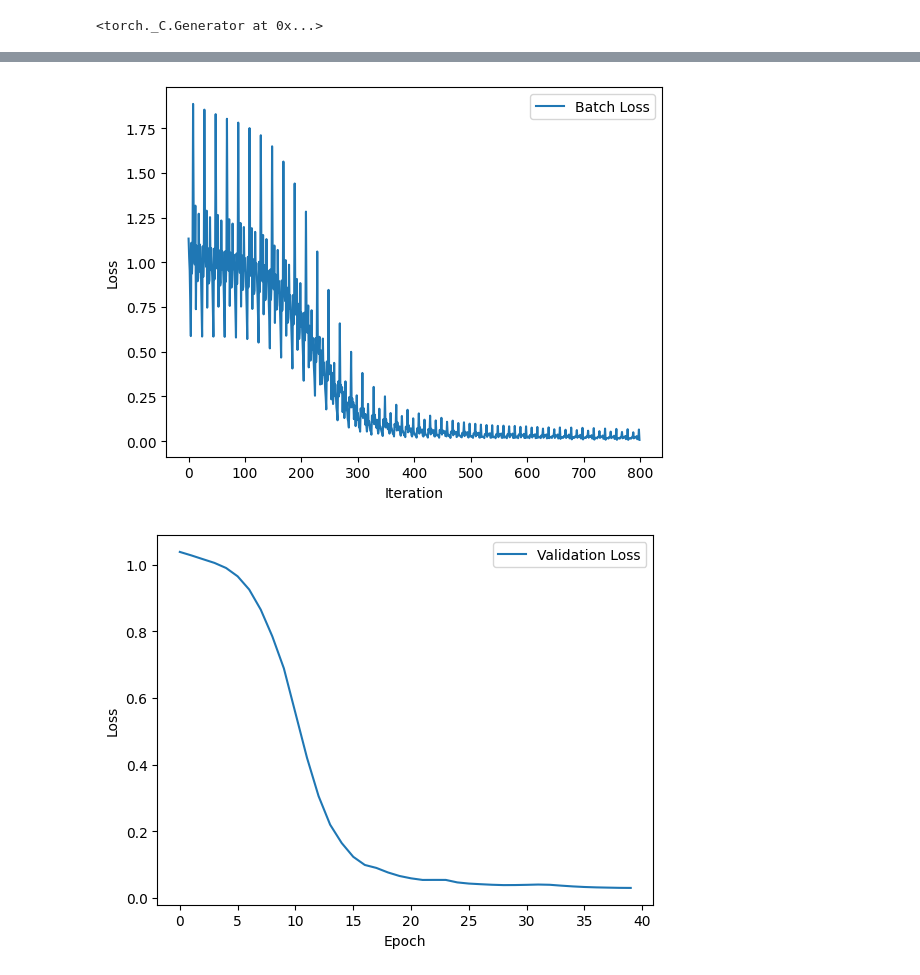
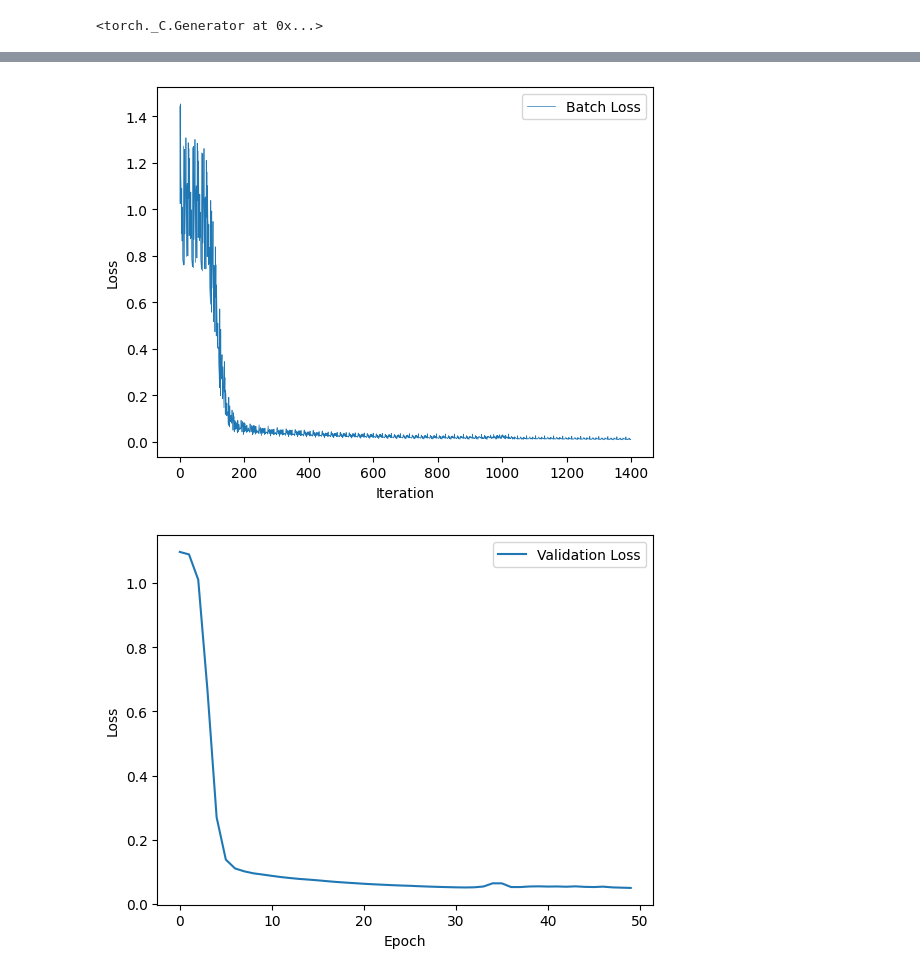
Before and after one commit to john-zhang-uoft/hotel_price_prediction, a Jupyter notebook: src/causal_model.ipynb, the cells around one changed output, grey strips where cells are left out. Saved outputs shown, nothing was run; the diff lists cells and outputs as text; code cells hidden in the pictures.

```diff
--- a/src/causal_model.ipynb
+++ b/src/causal_model.ipynb
@@ -235,10 +248,25 @@ train_data = data.iloc[indices[:num_train]]
 test_data = data.iloc[indices[num_train:num_train + num_test]]
 val_data = data.iloc[indices[num_train + num_test:]]
 # %%
-# train_set = CausalDataset(train_data)
-# test_set = CausalDataset(test_data)
-# val_set = CausalDataset(val_data)
+train_set = CausalDataset(train_data)
+test_set = CausalDataset(test_data)
+val_set = CausalDataset(val_data)
 
-# train_loader = DataLoader(train_set, batch_size=128)
-# test_loader = DataLoader(test_set, batch_size=16)
-# val_loader = DataLoader(val_set, batch_size=1)
+train_loader = DataLoader(train_set, batch_size=128)
+test_loader = DataLoader(test_set, batch_size=16)
+val_loader = DataLoader(val_set, batch_size=1)
+
+print(data[["reviews"]].head())
+
+NUM_FEATURES = len(data[["stars", "reviews", "rating"] + list(pd.get_dummies(data["city"]).columns)].columns)
+NUM_QUALITY_SCORES = len(data[CATEGORIES].columns)
+
+model = CausalModel(input_size=NUM_FEATURES,
+                    num_quality_scores=NUM_QUALITY_SCORES,
+                 qualities_predictor_hidden_layer_sizes=[32, 32],
+                 satisfaction_predictor_hidden_layer_sizes=[4, 4],
+                 total_quality_predictor_hidden_layer_sizes=[8, 8])
+model.float()
+
+batch_losses = []
+validation_losses = []
@@ -330,14 +367,15 @@ train_loader_just_one_quality = DataLoader(train_set_just_one_quality, batch_siz
 test_loader_just_one_quality = DataLoader(test_set_just_one_quality, batch_size=1)
 val_loader_just_one_quality = DataLoader(val_set_just_one_quality, batch_size=128)
 
-
-CATEGORIES = ["staff", "facilities", "cleanliness", "comfort", "location"]
-
 NUM_FEATURES_JUST_ONE_QUALITY = len(["stars", "reviews"] + list(pd.get_dummies(data["city"]).columns) + CATEGORIES)
 
 model_just_one_quality = CausalModelOnlyTotalQuality(input_size=NUM_FEATURES_JUST_ONE_QUALITY,
                  total_quality_predictor_hidden_layer_sizes=[64, 128, 64],
-                 satisfaction_predictor_hidden_layer_sizes=[8, 8, 4])
+                 satisfaction_predictor_hidden_layer_sizes=[8, 64, 16])
+
+# model_just_one_quality = CausalModelOnlyTotalQuality(input_size=NUM_FEATURES_JUST_ONE_QUALITY,
+#                  total_quality_predictor_hidden_layer_sizes=[64, 128, 64],
+#                  satisfaction_predictor_hidden_layer_sizes=[2, 2])
 
 model_just_one_quality.float()
 
@@ -346,7 +384,7 @@ validation_losses_just_one_quality = []
 
 optimizer_just_one_quality = torch.optim.Adam(model_just_one_quality.parameters(), lr=0.001)
 
-num_epochs_just_one_quality = 40
+num_epochs_just_one_quality = 50
 
 for epoch in range(num_epochs_just_one_quality):
     model_just_one_quality.train()
@@ -403,18 +441,18 @@ Epoch [40/40], Validation Loss: 0.0303
 # %%
 import matplotlib.pyplot as plt
 
-plt.plot(batch_losses_just_one_quality, label='Batch Loss')
+plt.plot(batch_losses_just_one_quality, linewidth=0.5, label='Batch Loss')
 plt.xlabel('Iteration')
 plt.ylabel('Loss')
 plt.legend()
 plt.show()
 
 plt.plot(validation_losses_just_one_quality, label='Validation Loss')
 plt.xlabel('Epoch')
 plt.ylabel('Loss')
 plt.legend()
 plt.show()
 # %% [output]
-[figure, old version]
+[figure, new version]
-[figure, old version]
+[figure, new version]
 # %%
```
Also changed, not shown: parts of 15 cells of this notebook, 1 other file.
